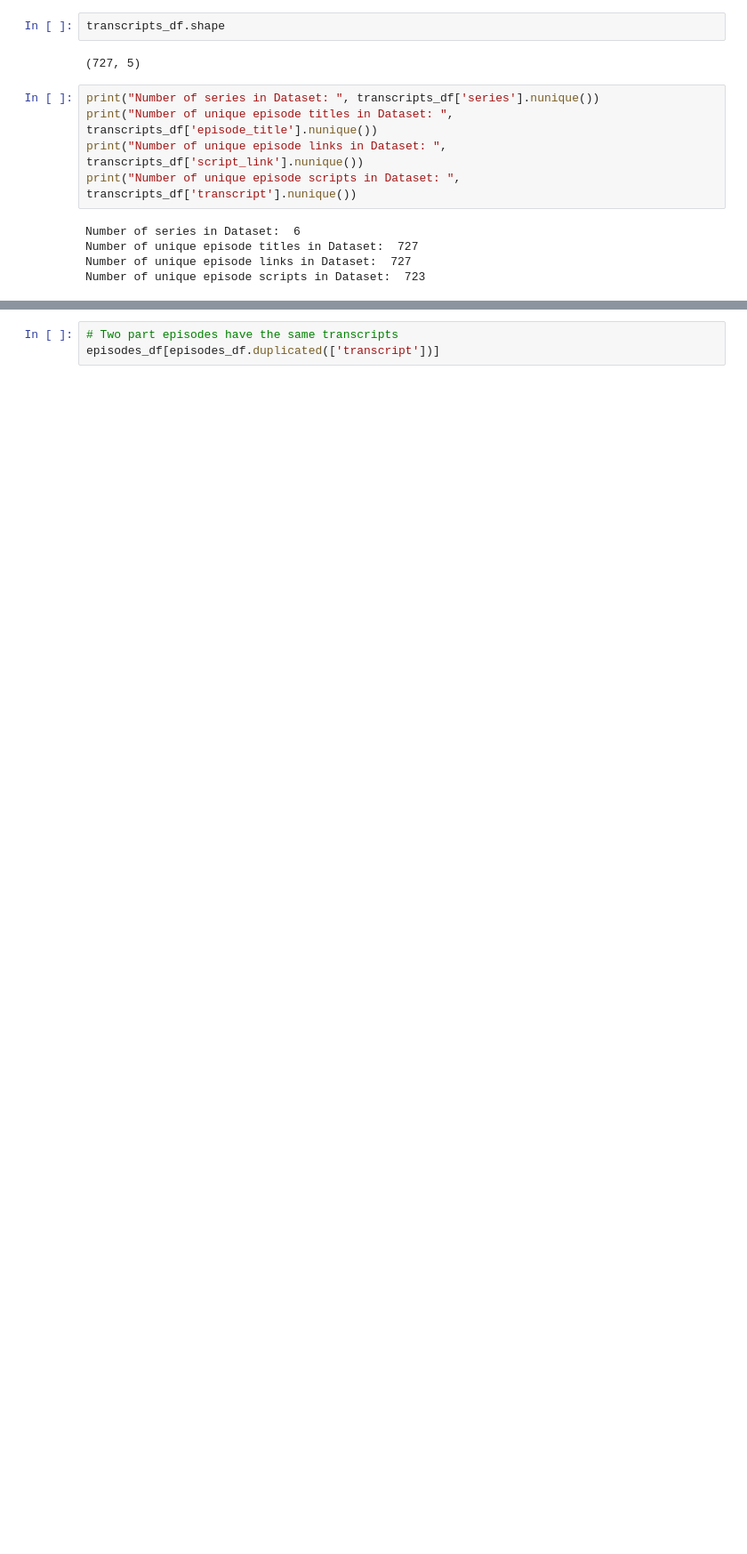
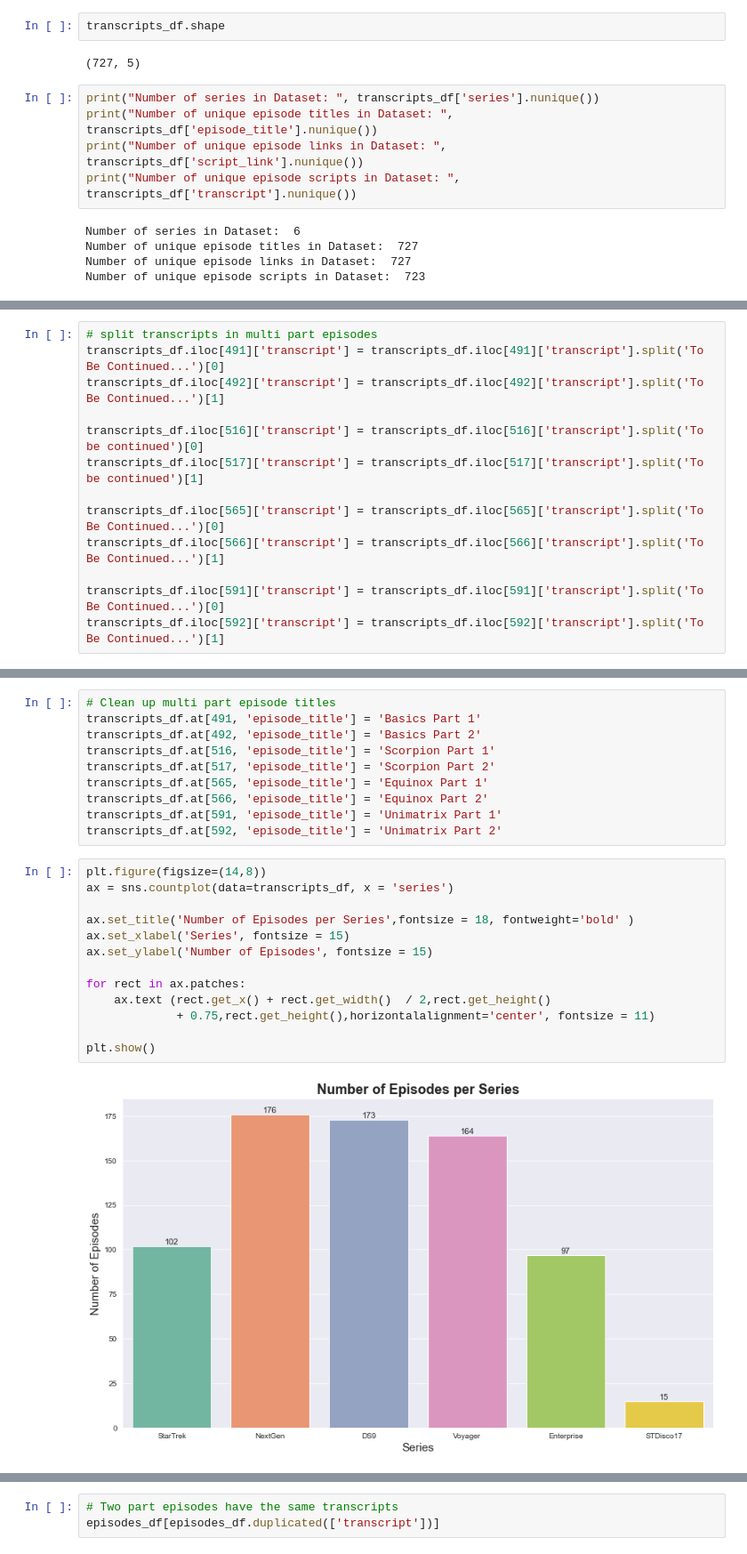
Before and after one commit to mediasittich/bayesian_topic_modeling_lda, a Jupyter notebook: notebooks/Cleaning and Exploring the Data.ipynb, the cells around one changed output, grey strips where cells are left out. Shown at 89% size. Cells and saved outputs as stored; diff of their text form; blank space fills up the shorter version.

Commit message:
clean titles in metadata

```diff
--- a/notebooks/Cleaning and Exploring the Data.ipynb
+++ b/notebooks/Cleaning and Exploring the Data.ipynb
@@ -295,0 +407,13 @@ plt.show()
+# %%
+# split transcripts in multi part episodes
+transcripts_df.iloc[491]['transcript'] = transcripts_df.iloc[491]['transcript'].split('To Be Continued...')[0]
+transcripts_df.iloc[492]['transcript'] = transcripts_df.iloc[492]['transcript'].split('To Be Continued...')[1]
+
+transcripts_df.iloc[516]['transcript'] = transcripts_df.iloc[516]['transcript'].split('To be continued')[0]
+transcripts_df.iloc[517]['transcript'] = transcripts_df.iloc[517]['transcript'].split('To be continued')[1]
+
+transcripts_df.iloc[565]['transcript'] = transcripts_df.iloc[565]['transcript'].split('To Be Continued...')[0]
+transcripts_df.iloc[566]['transcript'] = transcripts_df.iloc[566]['transcript'].split('To Be Continued...')[1]
+
+transcripts_df.iloc[591]['transcript'] = transcripts_df.iloc[591]['transcript'].split('To Be Continued...')[0]
+transcripts_df.iloc[592]['transcript'] = transcripts_df.iloc[592]['transcript'].split('To Be Continued...')[1]
@@ -295,0 +424,25 @@ plt.show()
+# %%
+# Clean up multi part episode titles
+transcripts_df.at[491, 'episode_title'] = 'Basics Part 1'
+transcripts_df.at[492, 'episode_title'] = 'Basics Part 2'
+transcripts_df.at[516, 'episode_title'] = 'Scorpion Part 1'
+transcripts_df.at[517, 'episode_title'] = 'Scorpion Part 2'
+transcripts_df.at[565, 'episode_title'] = 'Equinox Part 1'
+transcripts_df.at[566, 'episode_title'] = 'Equinox Part 2'
+transcripts_df.at[591, 'episode_title'] = 'Unimatrix Part 1'
+transcripts_df.at[592, 'episode_title'] = 'Unimatrix Part 2'
+# %%
+plt.figure(figsize=(14,8))
+ax = sns.countplot(data=transcripts_df, x = 'series')
+
+ax.set_title('Number of Episodes per Series',fontsize = 18, fontweight='bold' )
+ax.set_xlabel('Series', fontsize = 15)
+ax.set_ylabel('Number of Episodes', fontsize = 15)
+
+for rect in ax.patches:
+    ax.text (rect.get_x() + rect.get_width()  / 2,rect.get_height()
+             + 0.75,rect.get_height(),horizontalalignment='center', fontsize = 11)
+
+plt.show()
+# %% [output]
+[figure, added]
```
Also changed, not shown: parts of 34 cells of this notebook, 2 other files.
